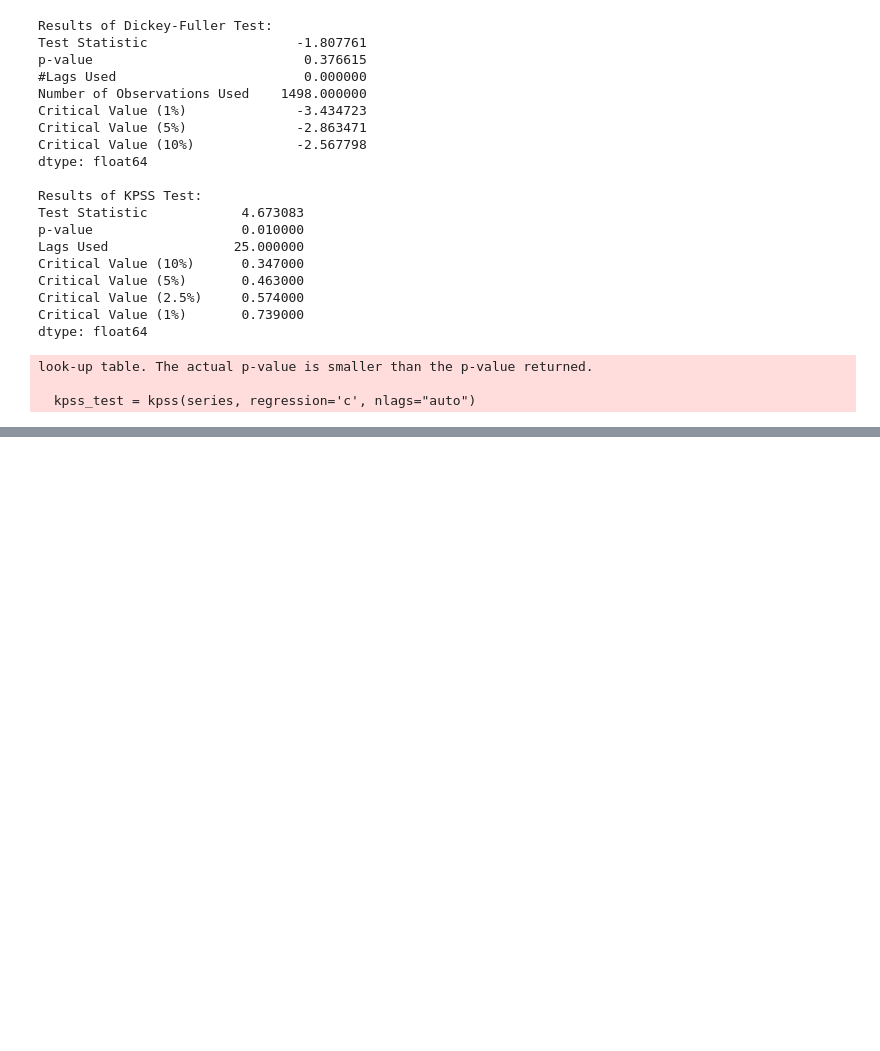
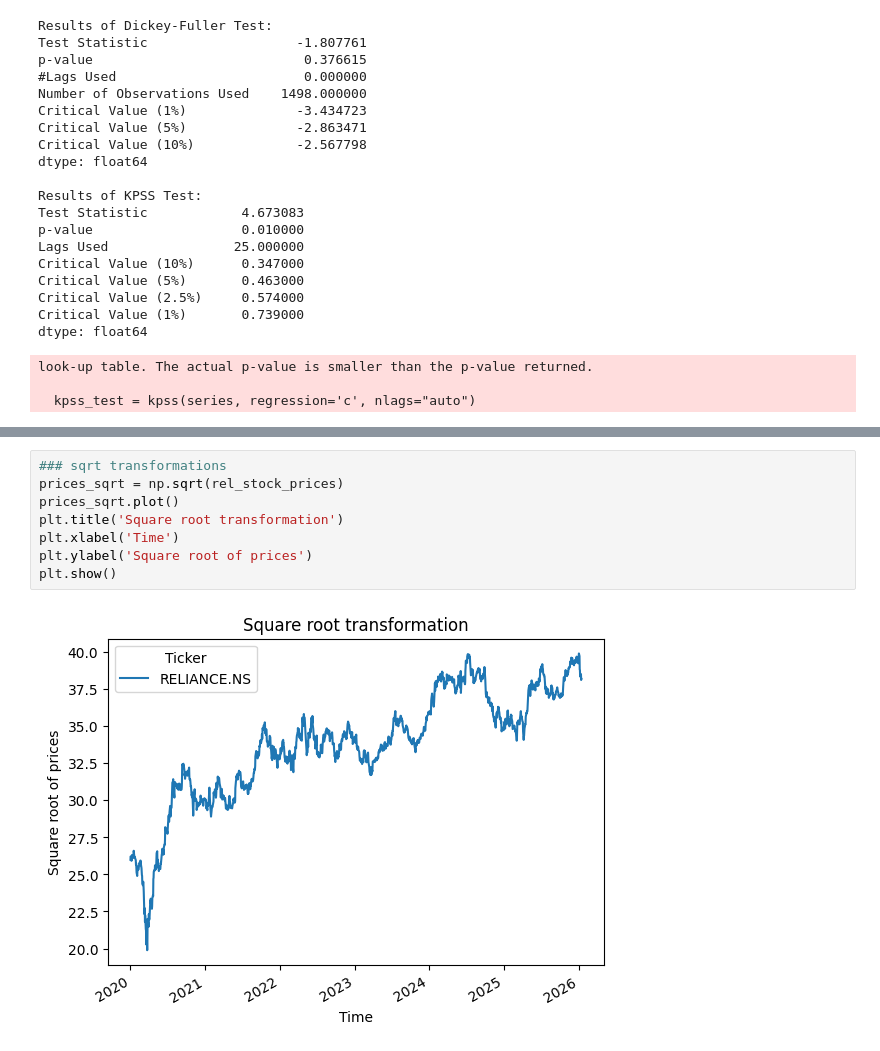
Before and after one commit to sachialgoexpert/timeseries, a Jupyter notebook: src/ipynb/first.ipynb, the cells around one changed output, grey strips where cells are left out. Cells and saved outputs as stored; diff of their text form; blank space fills up the shorter version.

```diff
--- a/src/ipynb/first.ipynb
+++ b/src/ipynb/first.ipynb
@@ -113,0 +184,10 @@ look-up table. The actual p-value is smaller than the p-value returned.
+# %%
+### sqrt transformations
+prices_sqrt = np.sqrt(rel_stock_prices)
+prices_sqrt.plot()
+plt.title('Square root transformation')
+plt.xlabel('Time')
+plt.ylabel('Square root of prices')
+plt.show()
+# %% [output]
+[figure, added]
```
Also changed, not shown: parts of 14 cells of this notebook, 5 other files.
